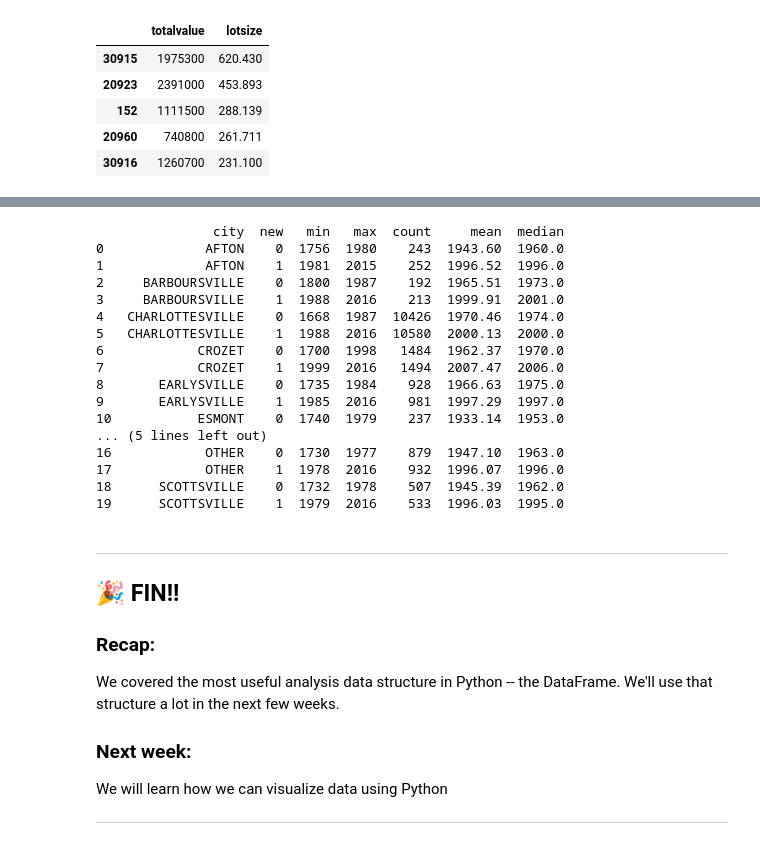
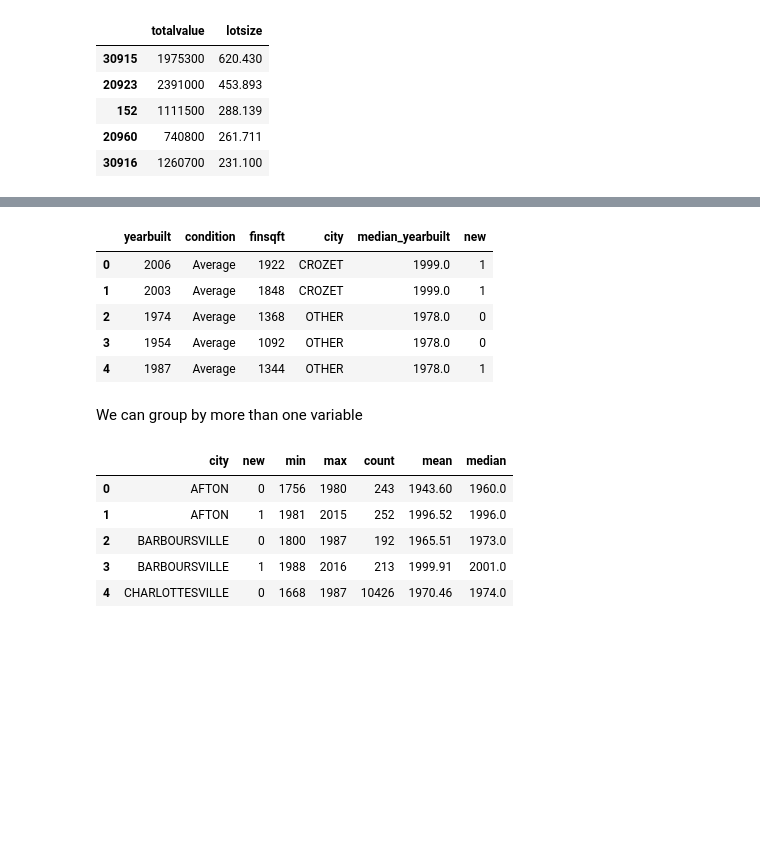
Before and after one commit to apostolosfilippas/ec, a Jupyter notebook: scripts/2.dataframes.ipynb, the cells around one changed output, grey strips where cells are left out. Saved outputs shown, nothing was run; the diff lists cells and outputs as text; code cells hidden in the pictures; blank space fills up the shorter version.

```diff
--- a/scripts/2.dataframes.ipynb
+++ b/scripts/2.dataframes.ipynb
@@ -722,0 +712,6 @@ print(df_homes_stats.head())
+# %%
+# now we'll add the median back to our dataframe
+# the `map` function will match each city from the two dataframes and add the median year built for that city
+df_homes_filtered["median_yearbuilt"] = df_homes_filtered["city"].map(median_by_city)
+df_homes_filtered= df_homes_filtered[["yearbuilt", "condition", "finsqft", "city", "median_yearbuilt"]]
+df_homes_filtered.head()
@@ -723,42 +725,32 @@ print(df_homes_stats.head())
+# %%
+# and we can create a new column indicating if house is newer than city median
+df_homes_filtered["new"] = (df_homes_filtered["yearbuilt"] >= df_homes_filtered["median_yearbuilt"]).astype(int)
+df_homes_filtered.head()
+# %% [output]
+|  | yearbuilt | condition | finsqft | city | median_yearbuilt | new |
+| 0 | 2006 | Average | 1922 | CROZET | 1999.0 | 1 |
+| 1 | 2003 | Average | 1848 | CROZET | 1999.0 | 1 |
+| 2 | 1974 | Average | 1368 | OTHER | 1978.0 | 0 |
+| 3 | 1954 | Average | 1092 | OTHER | 1978.0 | 0 |
+| 4 | 1987 | Average | 1344 | OTHER | 1978.0 | 1 |
+# %% [markdown]
+We can group by more than one variable
 # %%
 # You can group by more than one variable
 # Group by both city and the "new" indicator we just created
 df_homes_stats = (
     df_homes_filtered
     .groupby(["city", "new"])["yearbuilt"]
     .agg(["min", "max", "count", "mean", "median"])
     .round(2)
     .reset_index()
 )
 
-print(df_homes_stats)
+df_homes_stats.head()
 # %% [output]
-               city  new   min   max  count     mean  median
-0             AFTON    0  1756  1980    243  1943.60  1960.0
-1             AFTON    1  1981  2015    252  1996.52  1996.0
-2     BARBOURSVILLE    0  1800  1987    192  1965.51  1973.0
-3     BARBOURSVILLE    1  1988  2016    213  1999.91  2001.0
-4   CHARLOTTESVILLE    0  1668  1987  10426  1970.46  1974.0
-5   CHARLOTTESVILLE    1  1988  2016  10580  2000.13  2000.0
-6            CROZET    0  1700  1998   1484  1962.37  1970.0
-7            CROZET    1  1999  2016   1494  2007.47  2006.0
-8       EARLYSVILLE    0  1735  1984    928  1966.63  1975.0
-9       EARLYSVILLE    1  1985  2016    981  1997.29  1997.0
-10           ESMONT    0  1740  1979    237  1933.14  1953.0
-... (5 lines left out)
-16            OTHER    0  1730  1977    879  1947.10  1963.0
-17            OTHER    1  1978  2016    932  1996.07  1996.0
-18      SCOTTSVILLE    0  1732  1978    507  1945.39  1962.0
-19      SCOTTSVILLE    1  1979  2016    533  1996.03  1995.0
+|  | city | new | min | max | count | mean | median |
+| 0 | AFTON | 0 | 1756 | 1980 | 243 | 1943.60 | 1960.0 |
+| 1 | AFTON | 1 | 1981 | 2015 | 252 | 1996.52 | 1996.0 |
+| 2 | BARBOURSVILLE | 0 | 1800 | 1987 | 192 | 1965.51 | 1973.0 |
+| 3 | BARBOURSVILLE | 1 | 1988 | 2016 | 213 | 1999.91 | 2001.0 |
+| 4 | CHARLOTTESVILLE | 0 | 1668 | 1987 | 10426 | 1970.46 | 1974.0 |
-# %% [markdown]
----
-
-## 🎉 FIN!!
-
-### Recap:
-We covered the most useful analysis data structure in Python -- the DataFrame. We'll use that structure a lot in the next few weeks.
-
-### Next week:
-We will learn how we can visualize data using Python
-
----
```
Also changed, not shown: parts of 12 cells of this notebook.
